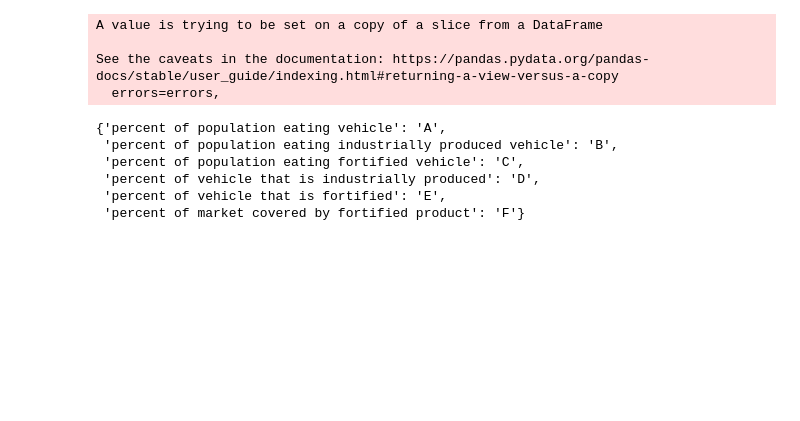
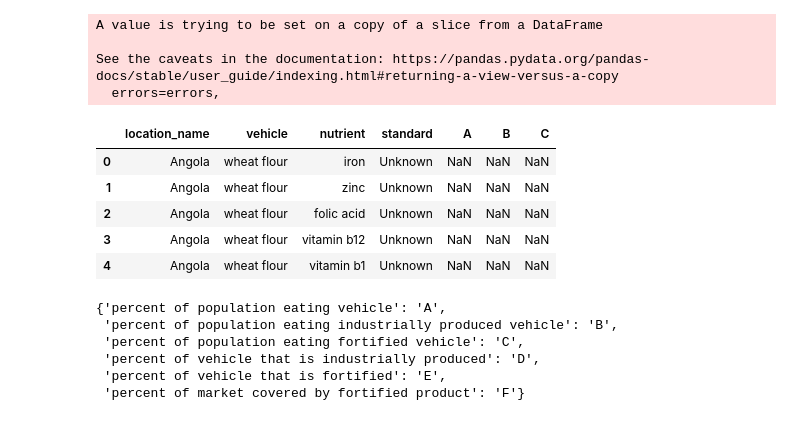
Before and after one commit to ihmeuw/vivarium_research_lsff, a Jupyter notebook: data_prep/gen_outputs/2021_02_04_first_pass_estimate_data_gaps.ipynb, the cells around one changed output. Saved outputs shown, nothing was run; the diff lists cells and outputs as text; code cells hidden in the pictures; blank space fills up the shorter version.

```diff
--- a/data_prep/gen_outputs/2021_02_04_first_pass_estimate_data_gaps.ipynb
+++ b/data_prep/gen_outputs/2021_02_04_first_pass_estimate_data_gaps.ipynb
@@ -271,6 +271,15 @@ A value is trying to be set on a copy of a slice from a DataFrame
 
 See the caveats in the documentation: https://pandas.pydata.org/pandas-docs/stable/user_guide/indexing.html#returning-a-view-versus-a-copy
   errors=errors,
+# %%
+output.head()
+# %% [output]
+|  | location_name | vehicle | nutrient | standard | A | B | C |
+| 0 | Angola | wheat flour | iron | Unknown | NaN | NaN | NaN |
+| 1 | Angola | wheat flour | zinc | Unknown | NaN | NaN | NaN |
+| 2 | Angola | wheat flour | folic acid | Unknown | NaN | NaN | NaN |
+| 3 | Angola | wheat flour | vitamin b12 | Unknown | NaN | NaN | NaN |
+| 4 | Angola | wheat flour | vitamin b1 | Unknown | NaN | NaN | NaN |
 # %%
 value_d_codes
 # %% [output]
```
Also changed, not shown: parts of 9 cells of this notebook, 6 other files.
